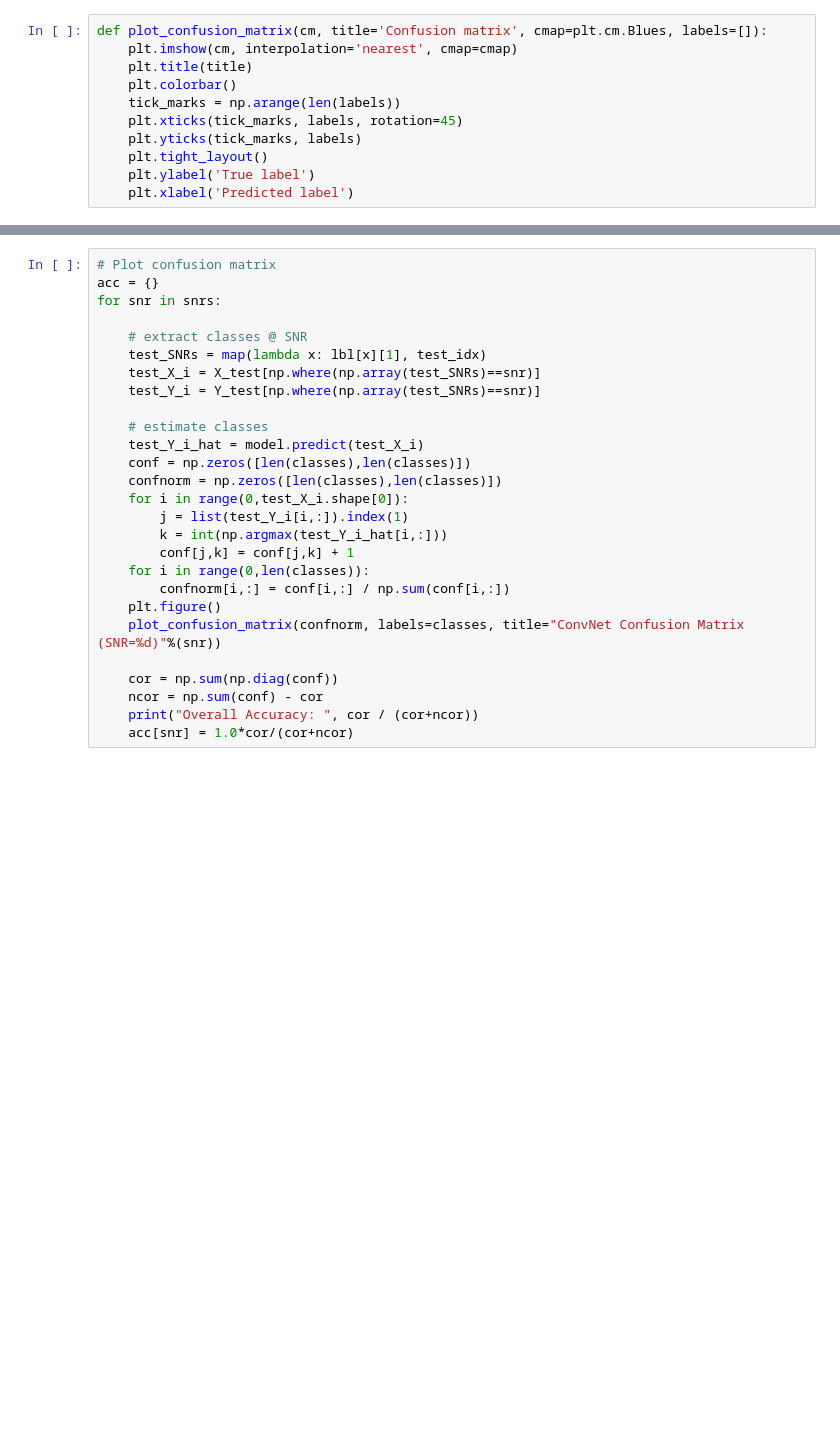
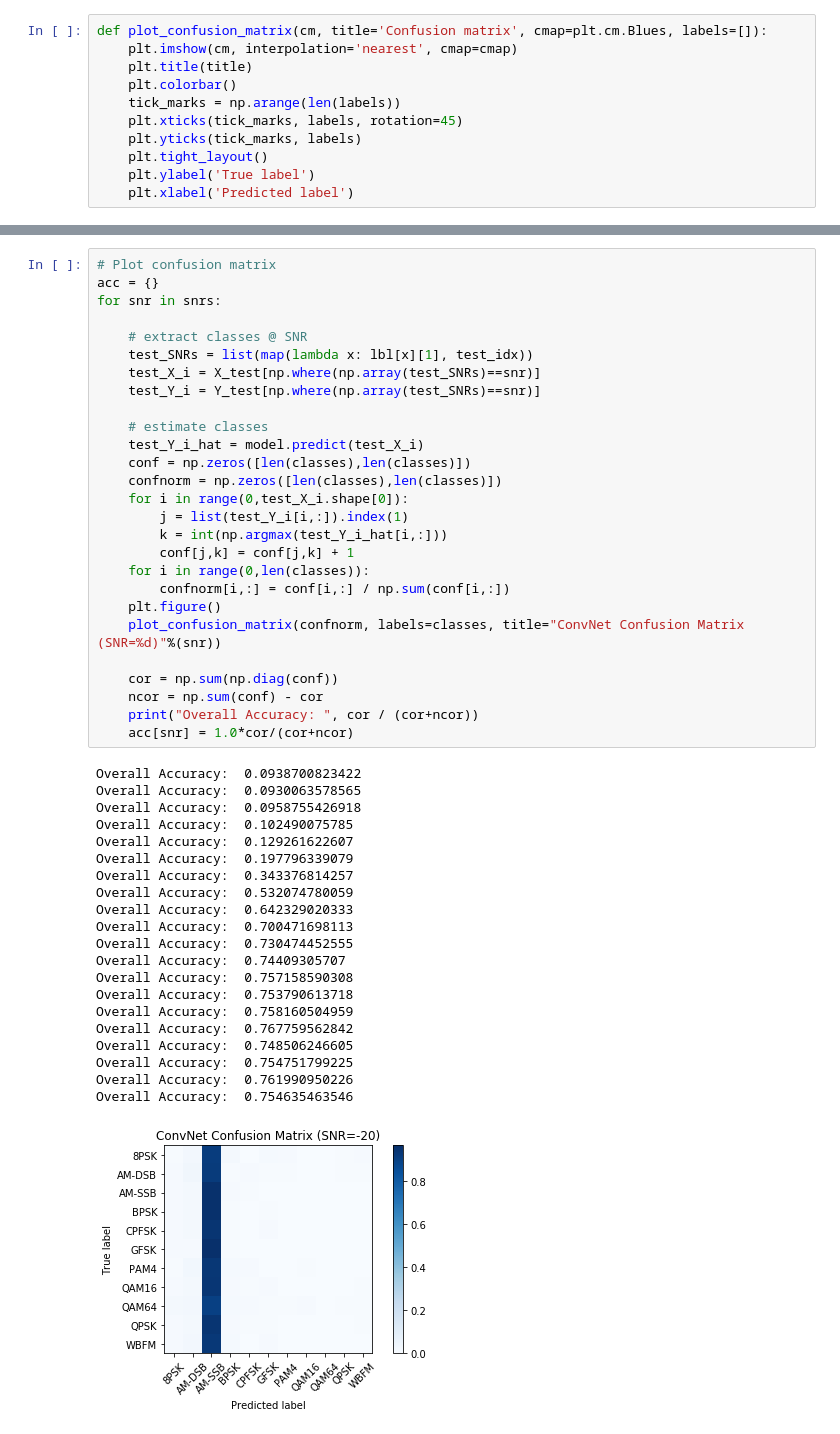
Before and after one commit to ejk43/examples, a Jupyter notebook: modulation_recognition/RML2016.10a_VTCNN2_example.ipynb, the cells around one changed output, grey strips where cells are left out. Drawn from its saved outputs; the diff is of its cells as text; blank space fills up the shorter version.

Commit message:
update with results. Fix the plotting

```diff
--- a/modulation_recognition/RML2016.10a_VTCNN2_example.ipynb
+++ b/modulation_recognition/RML2016.10a_VTCNN2_example.ipynb
@@ -274,27 +278,49 @@ plot_confusion_matrix(confnorm, labels=classes)
 # %%
 # Plot confusion matrix
 acc = {}
 for snr in snrs:
 
     # extract classes @ SNR
-    test_SNRs = map(lambda x: lbl[x][1], test_idx)
+    test_SNRs = list(map(lambda x: lbl[x][1], test_idx))
     test_X_i = X_test[np.where(np.array(test_SNRs)==snr)]
     test_Y_i = Y_test[np.where(np.array(test_SNRs)==snr)]
 
     # estimate classes
     test_Y_i_hat = model.predict(test_X_i)
     conf = np.zeros([len(classes),len(classes)])
     confnorm = np.zeros([len(classes),len(classes)])
     for i in range(0,test_X_i.shape[0]):
         j = list(test_Y_i[i,:]).index(1)
         k = int(np.argmax(test_Y_i_hat[i,:]))
         conf[j,k] = conf[j,k] + 1
     for i in range(0,len(classes)):
         confnorm[i,:] = conf[i,:] / np.sum(conf[i,:])
     plt.figure()
     plot_confusion_matrix(confnorm, labels=classes, title="ConvNet Confusion Matrix (SNR=%d)"%(snr))
 
     cor = np.sum(np.diag(conf))
     ncor = np.sum(conf) - cor
     print("Overall Accuracy: ", cor / (cor+ncor))
     acc[snr] = 1.0*cor/(cor+ncor)
+# %% [output]
+Overall Accuracy:  0.0938700823422
+Overall Accuracy:  0.0930063578565
+Overall Accuracy:  0.0958755426918
+Overall Accuracy:  0.102490075785
+Overall Accuracy:  0.129261622607
+Overall Accuracy:  0.197796339079
+Overall Accuracy:  0.343376814257
+Overall Accuracy:  0.532074780059
+Overall Accuracy:  0.642329020333
+Overall Accuracy:  0.700471698113
+Overall Accuracy:  0.730474452555
+Overall Accuracy:  0.74409305707
+Overall Accuracy:  0.757158590308
+Overall Accuracy:  0.753790613718
+Overall Accuracy:  0.758160504959
+Overall Accuracy:  0.767759562842
+Overall Accuracy:  0.748506246605
+Overall Accuracy:  0.754751799225
+Overall Accuracy:  0.761990950226
+Overall Accuracy:  0.754635463546
+[figure, added]
```
Also changed, not shown: parts of 8 cells of this notebook.
